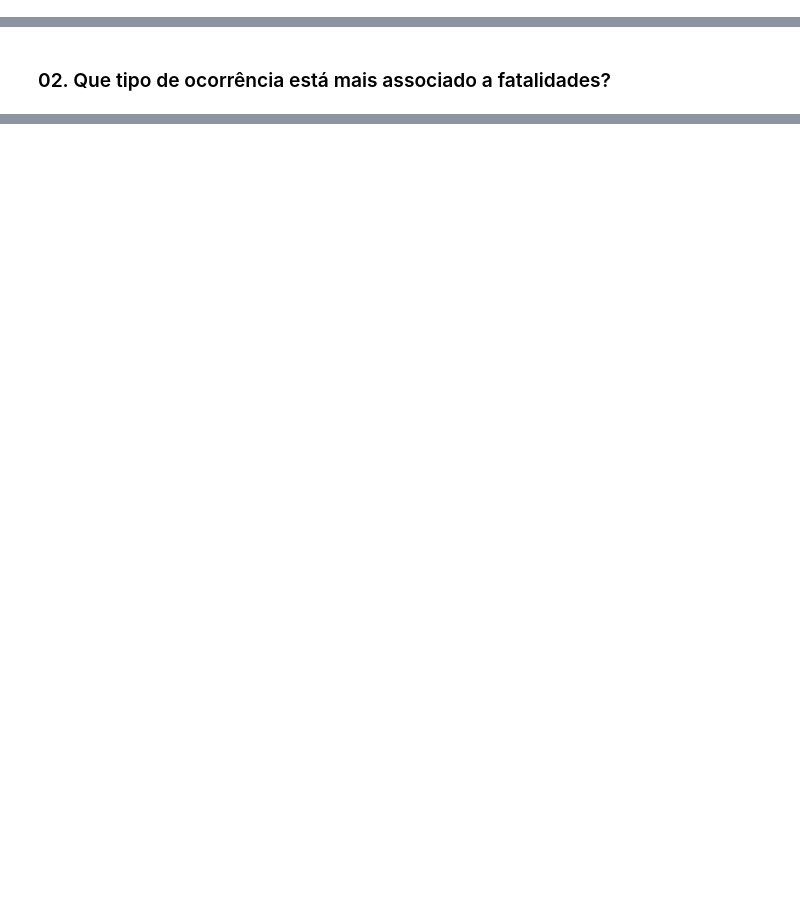
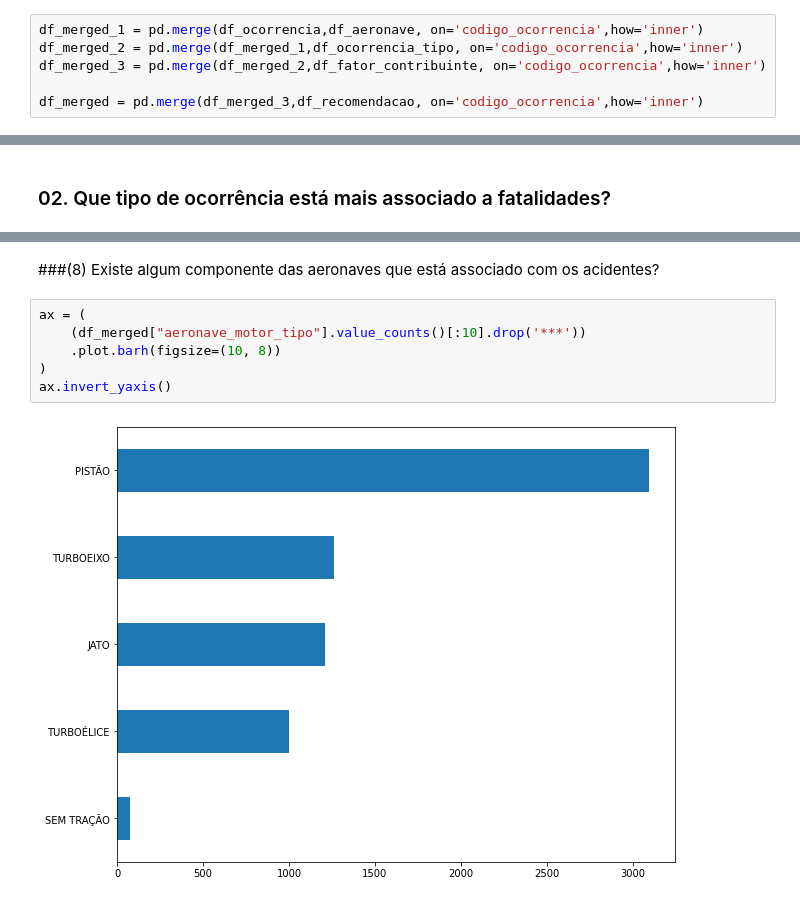
Before and after one commit to MarcosVeniciu/Trabalho-Pratico-Introducao-a-Ciencia-dos-Dados, a Jupyter notebook: cenipa.ipynb, the cells around one changed output, grey strips where cells are left out. Cells and saved outputs as stored; diff of their text form; blank space fills up the shorter version.

```diff
--- a/cenipa.ipynb
+++ b/cenipa.ipynb
@@ -47,6 +132,12 @@ df_ocorrencia.drop(
     ],
     inplace=True,
 )
+# %%
+df_merged_1 = pd.merge(df_ocorrencia,df_aeronave, on='codigo_ocorrencia',how='inner')
+df_merged_2 = pd.merge(df_merged_1,df_ocorrencia_tipo, on='codigo_ocorrencia',how='inner')
+df_merged_3 = pd.merge(df_merged_2,df_fator_contribuinte, on='codigo_ocorrencia',how='inner')
+
+df_merged = pd.merge(df_merged_3,df_recomendacao, on='codigo_ocorrencia',how='inner')
 # %% [markdown]
 ## Questões
 
@@ -104,0 +283,10 @@ Pelo gráfico é notável que a **perda de controle em voo** é o tipo de ocorr
+# %% [markdown]
+###(8) Existe algum componente das aeronaves que está associado com os acidentes?
+# %%
+ax = (
+    (df_merged["aeronave_motor_tipo"].value_counts()[:10].drop('***'))
+    .plot.barh(figsize=(10, 8))
+)
+ax.invert_yaxis()
+# %% [output]
+[figure, added]
```
Also changed, not shown: parts of 25 cells of this notebook.
